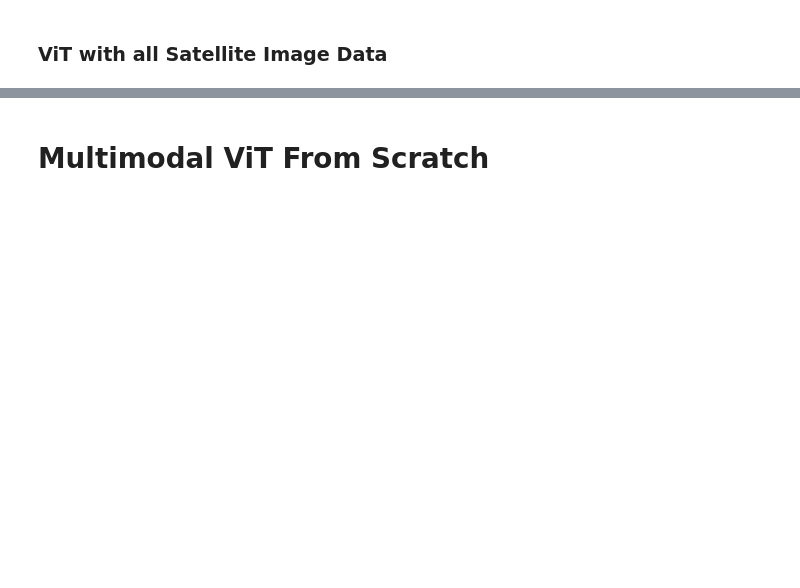
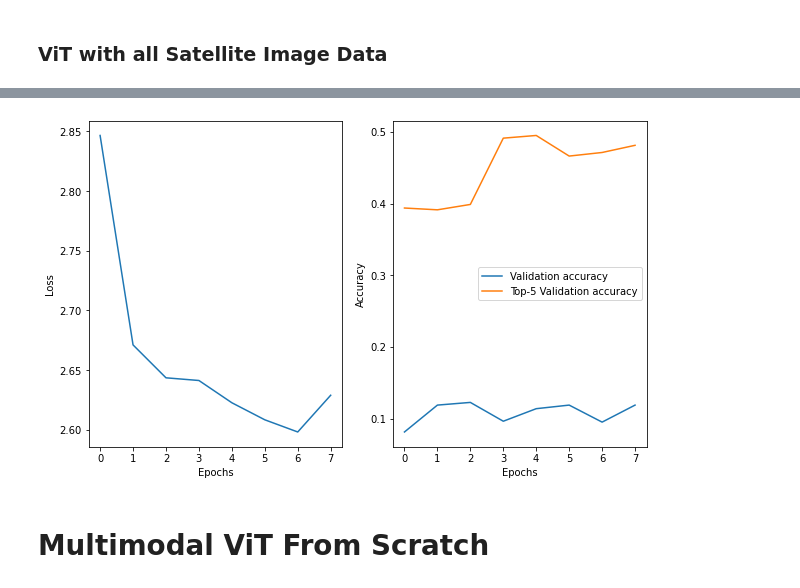
Before and after one commit to jannikjw/species-presence-prediction, a Jupyter notebook: jannik_transformer.ipynb, the cells around one changed output, grey strips where cells are left out. Saved outputs shown, nothing was run; the diff lists cells and outputs as text; code cells hidden in the pictures; blank space fills up the shorter version.

```diff
--- a/jannik_transformer.ipynb
+++ b/jannik_transformer.ipynb
@@ -153,4 +210,13 @@ def run_experiment(model, train_ds, y_train, val_ds, y_val, x_test, y_test, batc
     print(f"Test top 5 accuracy: {round(top_5_accuracy * 100, 2)}%")
 
     return history
+# %%
+# multi-layer perceptron
+def mlp(x, hidden_units, dropout_rate):
+    for units in hidden_units:
+        x = layers.Dense(units, activation=tf.nn.gelu)(x)
+        x = layers.Dropout(dropout_rate)(x)
+    return x
+
+mlp_head_units = [2048, 1024]  # Size of the dense layers of the final classifier
 # %% [markdown]
@@ -338,0 +429,24 @@ assert sum(sum(np.isnan(val_cells))) == 0
+# %%
+model_id = "philschmid/vit-base-patch16-224-in21k-euroSat"
+
+vit_sat = vit(model_id,
+                      input_shape=(256, 256, 3),
+                      learning_rate=3e-4,
+                      num_classes=NUM_CLASSES,
+                      weight_decay_rate=0.0001
+                     )
+
+vit_sat._name = 'vit-all-sat-pretrained-euroSat'
+
+vit_sat_results = run_experiment(model=vit_sat,
+                                 train_ds=train_ds,
+                                 y_train=y_train,
+                                 val_ds=val_ds,
+                                 y_val=y_val,
+                                 test_ds=test_ds,
+                                 y_test=y_test,
+                                 batch_size=batch_size,
+                                 eval_batch_size=eval_batch_size,
+                                 num_epochs=50,
+                                 ds_reps_per_epoch=2,
+                                )
@@ -339,3 +472,7 @@ assert sum(sum(np.isnan(val_cells))) == 0
+# %%
+visualization.plot_training_results(vit_sat_results)
+# %% [output]
+[figure, added]
 # %% [markdown]
 # Multimodal ViT From Scratch
 # %%
```
Also changed, not shown: parts of 67 cells of this notebook, 5 other files.
